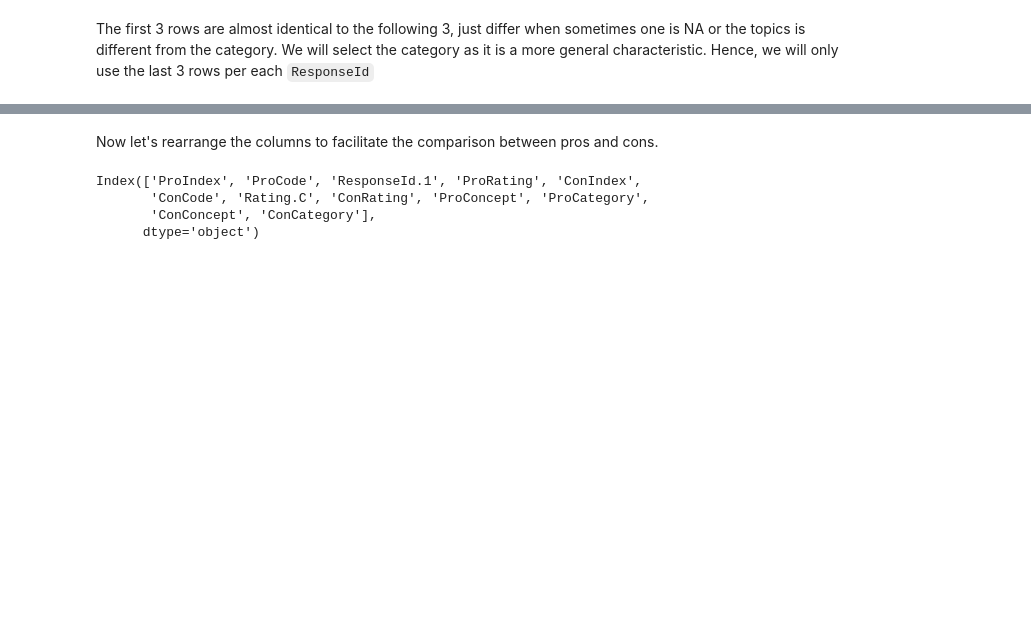
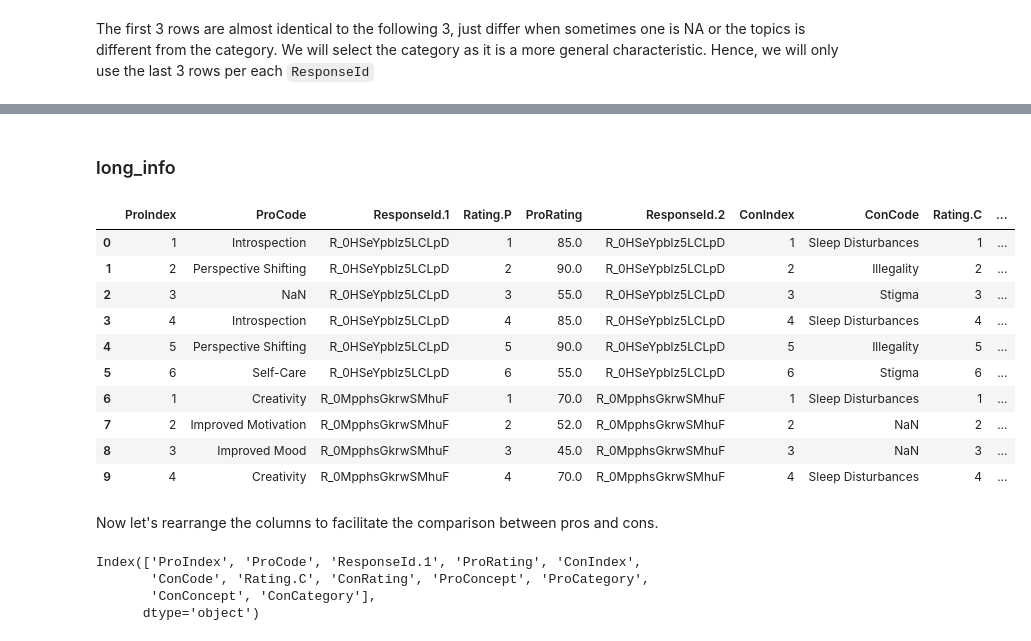
Before and after one commit to dan1dr/microdosing, a Jupyter notebook: notebooks/1.ipynb, the cells around one changed output, grey strips where cells are left out. Drawn from its saved outputs; the diff is of its cells as text; code cells hidden in the pictures; blank space fills up the shorter version.

```diff
--- a/notebooks/1.ipynb
+++ b/notebooks/1.ipynb
@@ -166,0 +131,3 @@ long_info.head(12)
+# %%
+wide_data = data.loc[:,:'DAS_Dep']
+long_data = data.loc[:, 'ProIndex':]
@@ -167 +157,17 @@ long_info.head(12)
+# %% [markdown]
+### long_info
+# %%
+long_data.head(10)
+# %% [output]
+|  | ProIndex | ProCode | ResponseId.1 | Rating.P | ProRating | ResponseId.2 | ConIndex | ConCode | Rating.C | ... |
+| 0 | 1 | Introspection | R_0HSeYpblz5LCLpD | 1 | 85.0 | R_0HSeYpblz5LCLpD | 1 | Sleep Disturbances | 1 | ... |
+| 1 | 2 | Perspective Shifting | R_0HSeYpblz5LCLpD | 2 | 90.0 | R_0HSeYpblz5LCLpD | 2 | Illegality | 2 | ... |
+| 2 | 3 | NaN | R_0HSeYpblz5LCLpD | 3 | 55.0 | R_0HSeYpblz5LCLpD | 3 | Stigma | 3 | ... |
+| 3 | 4 | Introspection | R_0HSeYpblz5LCLpD | 4 | 85.0 | R_0HSeYpblz5LCLpD | 4 | Sleep Disturbances | 4 | ... |
+| 4 | 5 | Perspective Shifting | R_0HSeYpblz5LCLpD | 5 | 90.0 | R_0HSeYpblz5LCLpD | 5 | Illegality | 5 | ... |
+| 5 | 6 | Self-Care | R_0HSeYpblz5LCLpD | 6 | 55.0 | R_0HSeYpblz5LCLpD | 6 | Stigma | 6 | ... |
+| 6 | 1 | Creativity | R_0MpphsGkrwSMhuF | 1 | 70.0 | R_0MpphsGkrwSMhuF | 1 | Sleep Disturbances | 1 | ... |
+| 7 | 2 | Improved Motivation | R_0MpphsGkrwSMhuF | 2 | 52.0 | R_0MpphsGkrwSMhuF | 2 | NaN | 2 | ... |
+| 8 | 3 | Improved Mood | R_0MpphsGkrwSMhuF | 3 | 45.0 | R_0MpphsGkrwSMhuF | 3 | NaN | 3 | ... |
+| 9 | 4 | Creativity | R_0MpphsGkrwSMhuF | 4 | 70.0 | R_0MpphsGkrwSMhuF | 4 | Sleep Disturbances | 4 | ... |
 # %%
```
Also changed, not shown: parts of 40 cells of this notebook, 1 other file.
